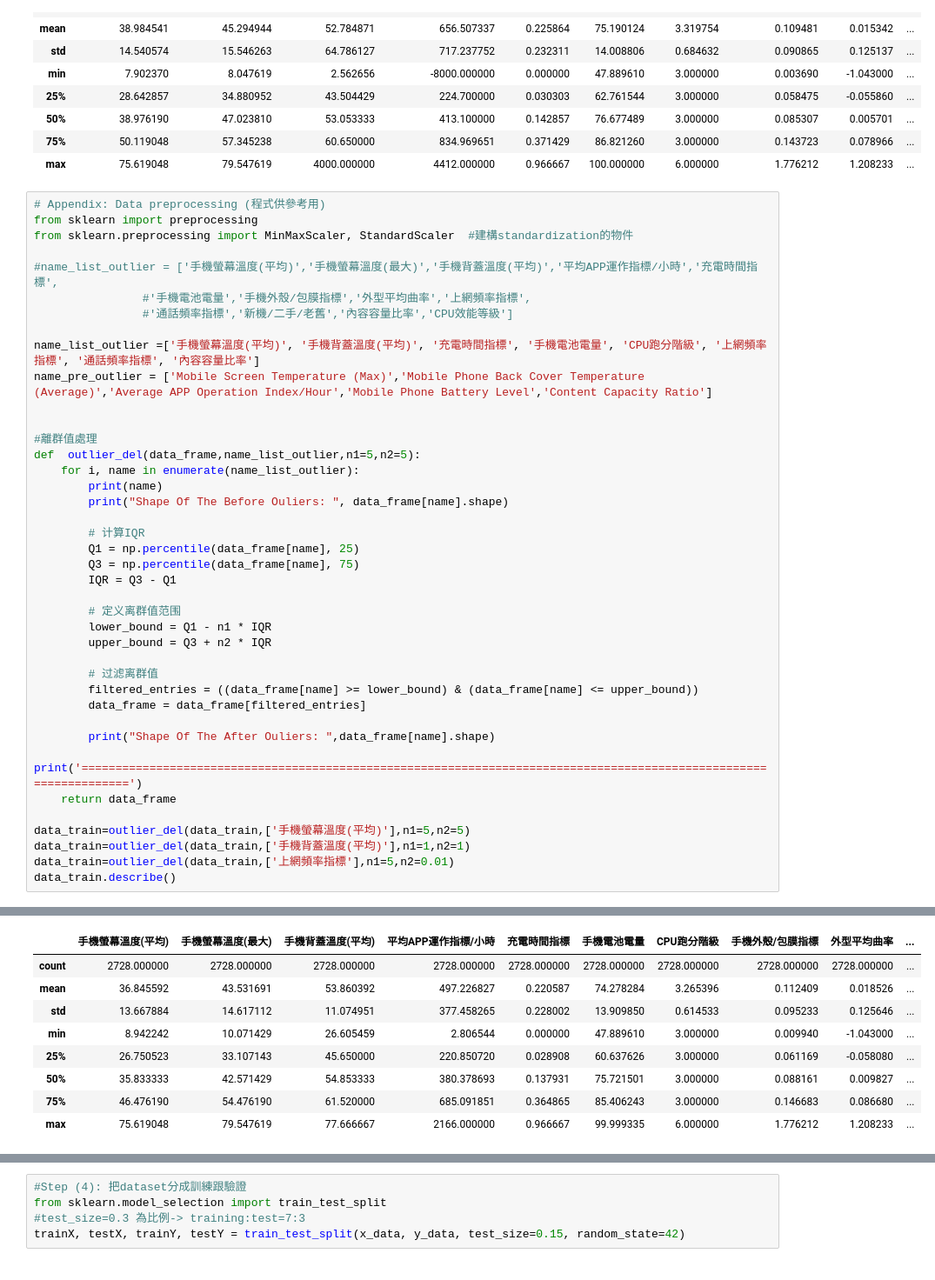
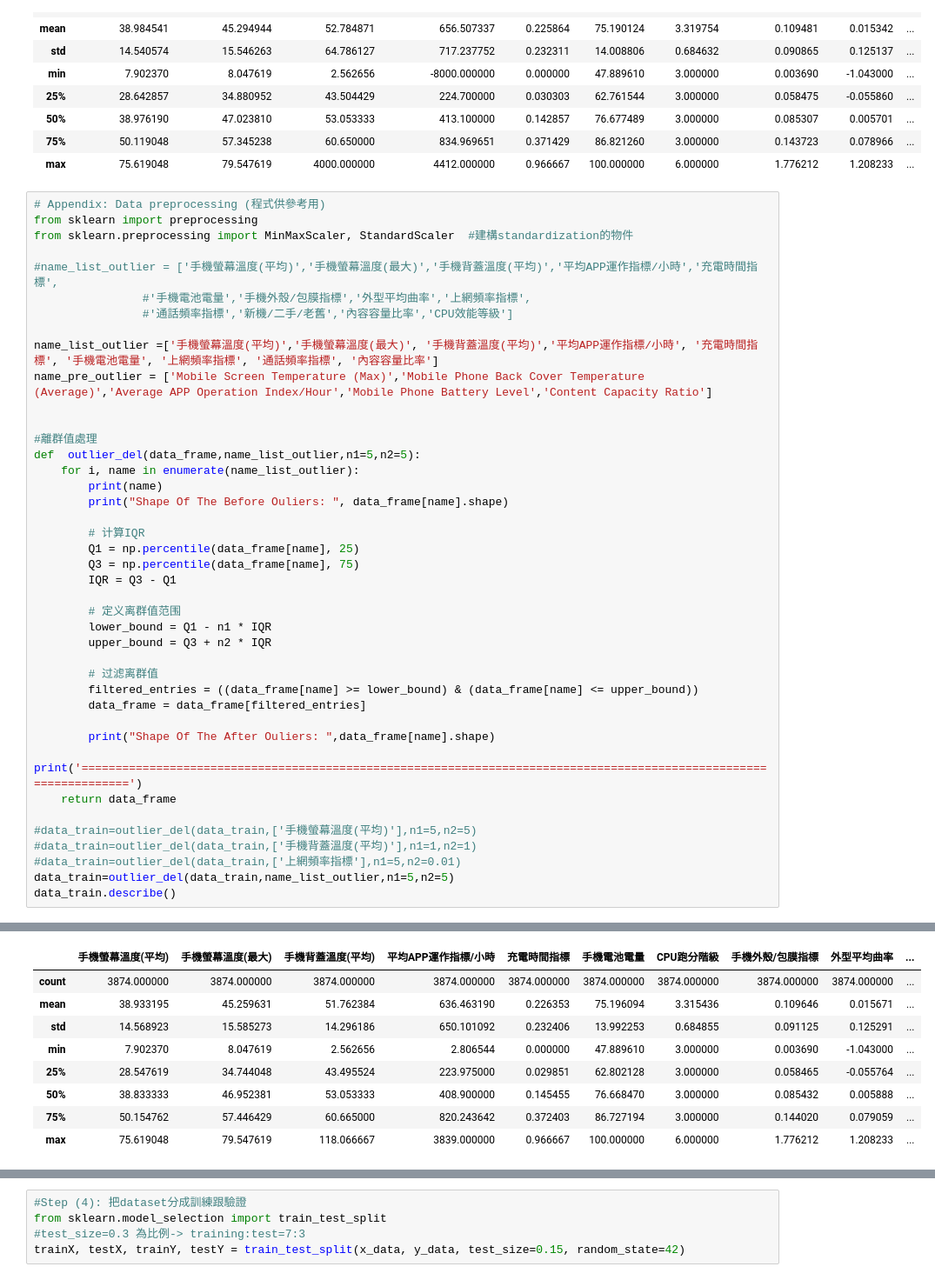
Before and after one commit to jeremy4111/ai, a Jupyter notebook: xgboost.ipynb, the cells around one changed output, grey strips where cells are left out. Shown at 87% size. Drawn from its saved outputs; the diff is of its cells as text.

```diff
--- a/xgboost.ipynb
+++ b/xgboost.ipynb
@@ -34,7 +34,7 @@ from sklearn.preprocessing import MinMaxScaler, StandardScaler  #建構standardi
                 #'手機電池電量','手機外殼/包膜指標','外型平均曲率','上網頻率指標',
                 #'通話頻率指標','新機/二手/老舊','內容容量比率','CPU效能等級']
 
-name_list_outlier =['手機螢幕溫度(平均)', '手機背蓋溫度(平均)', '充電時間指標', '手機電池電量', 'CPU跑分階級', '上網頻率指標', '通話頻率指標', '內容容量比率']
+name_list_outlier =['手機螢幕溫度(平均)','手機螢幕溫度(最大)', '手機背蓋溫度(平均)','平均APP運作指標/小時', '充電時間指標', '手機電池電量', '上網頻率指標', '通話頻率指標', '內容容量比率']
 name_pre_outlier = ['Mobile Screen Temperature (Max)','Mobile Phone Back Cover Temperature (Average)','Average APP Operation Index/Hour','Mobile Phone Battery Level','Content Capacity Ratio']
 
 
@@ -61,9 +61,10 @@ def  outlier_del(data_frame,name_list_outlier,n1=5,n2=5):
         print('===================================================================================================================')
     return data_frame
 
-data_train=outlier_del(data_train,['手機螢幕溫度(平均)'],n1=5,n2=5)
-data_train=outlier_del(data_train,['手機背蓋溫度(平均)'],n1=1,n2=1)
-data_train=outlier_del(data_train,['上網頻率指標'],n1=5,n2=0.01)
+#data_train=outlier_del(data_train,['手機螢幕溫度(平均)'],n1=5,n2=5)
+#data_train=outlier_del(data_train,['手機背蓋溫度(平均)'],n1=1,n2=1)
+#data_train=outlier_del(data_train,['上網頻率指標'],n1=5,n2=0.01)
+data_train=outlier_del(data_train,name_list_outlier,n1=5,n2=5)
 data_train.describe()
 # %% [output]
 手機螢幕溫度(平均)
@@ -80,13 +86,13 @@ Shape Of The After Ouliers:  (2728,)
 ===================================================================================================================
 |  | 手機螢幕溫度(平均) | 手機螢幕溫度(最大) | 手機背蓋溫度(平均) | 平均APP運作指標/小時 | 充電時間指標 | 手機電池電量 | CPU跑分階級 | 手機外殼/包膜指標 | 外型平均曲率 | ... |
-| count | 2728.000000 | 2728.000000 | 2728.000000 | 2728.000000 | 2728.000000 | 2728.000000 | 2728.000000 | 2728.000000 | 2728.000000 | ... |
-| mean | 36.845592 | 43.531691 | 53.860392 | 497.226827 | 0.220587 | 74.278284 | 3.265396 | 0.112409 | 0.018526 | ... |
-| std | 13.667884 | 14.617112 | 11.074951 | 377.458265 | 0.228002 | 13.909850 | 0.614533 | 0.095233 | 0.125646 | ... |
-| min | 8.942242 | 10.071429 | 26.605459 | 2.806544 | 0.000000 | 47.889610 | 3.000000 | 0.009940 | -1.043000 | ... |
-| 25% | 26.750523 | 33.107143 | 45.650000 | 220.850720 | 0.028908 | 60.637626 | 3.000000 | 0.061169 | -0.058080 | ... |
-| 50% | 35.833333 | 42.571429 | 54.853333 | 380.378693 | 0.137931 | 75.721501 | 3.000000 | 0.088161 | 0.009827 | ... |
-| 75% | 46.476190 | 54.476190 | 61.520000 | 685.091851 | 0.364865 | 85.406243 | 3.000000 | 0.146683 | 0.086680 | ... |
-| max | 75.619048 | 79.547619 | 77.666667 | 2166.000000 | 0.966667 | 99.999335 | 6.000000 | 1.776212 | 1.208233 | ... |
+| count | 3874.000000 | 3874.000000 | 3874.000000 | 3874.000000 | 3874.000000 | 3874.000000 | 3874.000000 | 3874.000000 | 3874.000000 | ... |
+| mean | 38.933195 | 45.259631 | 51.762384 | 636.463190 | 0.226353 | 75.196094 | 3.315436 | 0.109646 | 0.015671 | ... |
+| std | 14.568923 | 15.585273 | 14.296186 | 650.101092 | 0.232406 | 13.992253 | 0.684855 | 0.091125 | 0.125291 | ... |
+| min | 7.902370 | 8.047619 | 2.562656 | 2.806544 | 0.000000 | 47.889610 | 3.000000 | 0.003690 | -1.043000 | ... |
+| 25% | 28.547619 | 34.744048 | 43.495524 | 223.975000 | 0.029851 | 62.802128 | 3.000000 | 0.058465 | -0.055764 | ... |
+| 50% | 38.833333 | 46.952381 | 53.053333 | 408.900000 | 0.145455 | 76.668470 | 3.000000 | 0.085432 | 0.005888 | ... |
+| 75% | 50.154762 | 57.446429 | 60.665000 | 820.243642 | 0.372403 | 86.727194 | 3.000000 | 0.144020 | 0.079059 | ... |
+| max | 75.619048 | 79.547619 | 118.066667 | 3839.000000 | 0.966667 | 100.000000 | 6.000000 | 1.776212 | 1.208233 | ... |
 # %%
 import seaborn as sns
 import matplotlib.pyplot as plt
```
Also changed, not shown: parts of 11 cells of this notebook.
